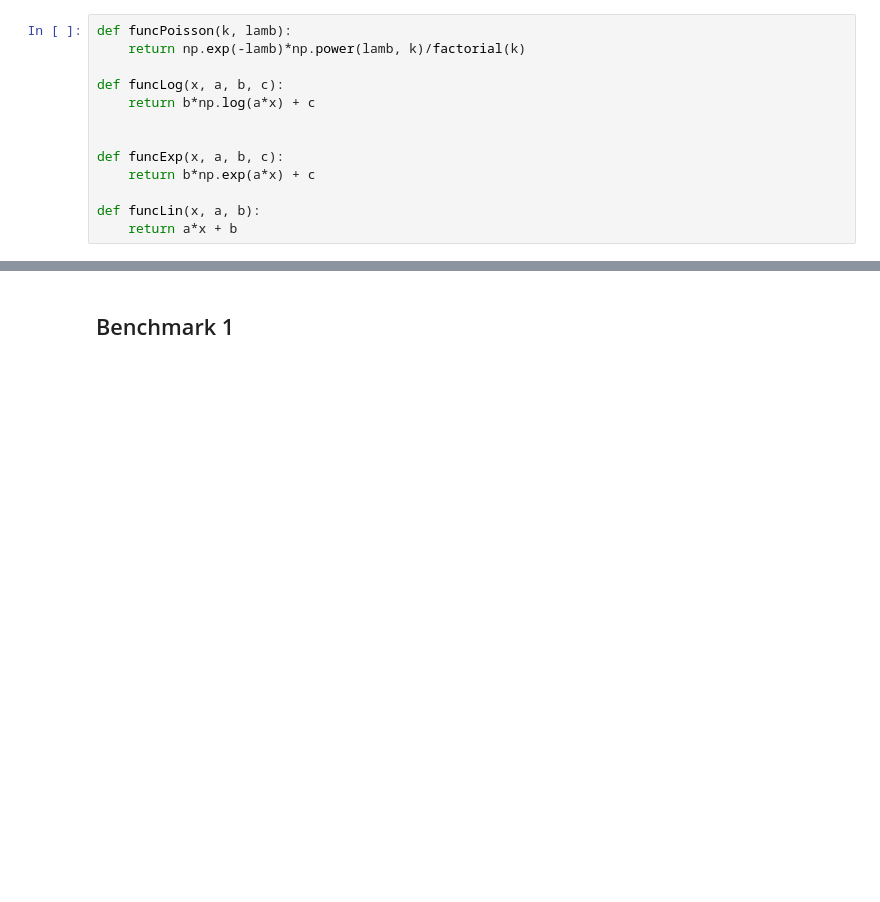
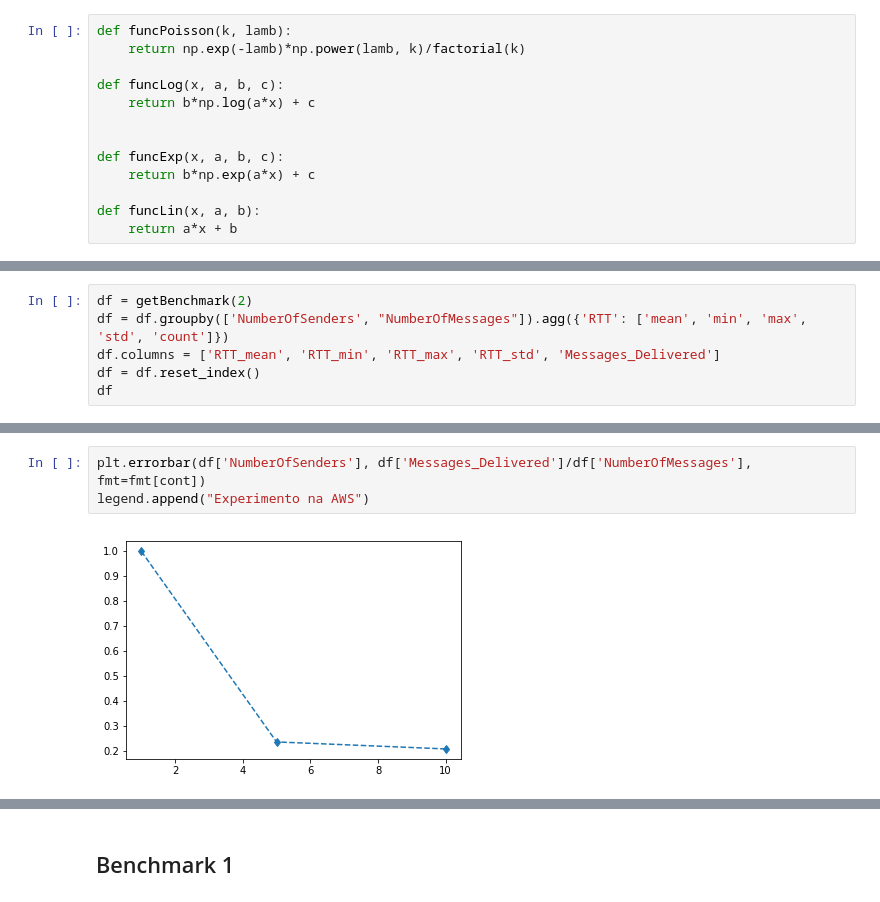
Before and after one commit to rafalencar1997/JadeContainer, a Jupyter notebook: analysis/Experimentos Base.ipynb, the cells around one changed output, grey strips where cells are left out. Saved outputs shown, nothing was run; the diff lists cells and outputs as text; blank space fills up the shorter version.

```diff
--- a/analysis/Results.ipynb
+++ b/analysis/Experimentos Base.ipynb
@@ -133,0 +160,6 @@ plt.show()
+# %%
+df = getBenchmark(2)
+df = df.groupby(['NumberOfSenders', "NumberOfMessages"]).agg({'RTT': ['mean', 'min', 'max', 'std', 'count']})
+df.columns = ['RTT_mean', 'RTT_min', 'RTT_max', 'RTT_std', 'Messages_Delivered']
+df = df.reset_index()
+df
@@ -133,0 +189,5 @@ plt.show()
+# %%
+plt.errorbar(df['NumberOfSenders'], df['Messages_Delivered']/df['NumberOfMessages'], fmt=fmt[cont])
+legend.append("Experimento na AWS")
+# %% [output]
+[figure, added]
```
Also changed, not shown: parts of 25 cells of this notebook, 3 other files.
